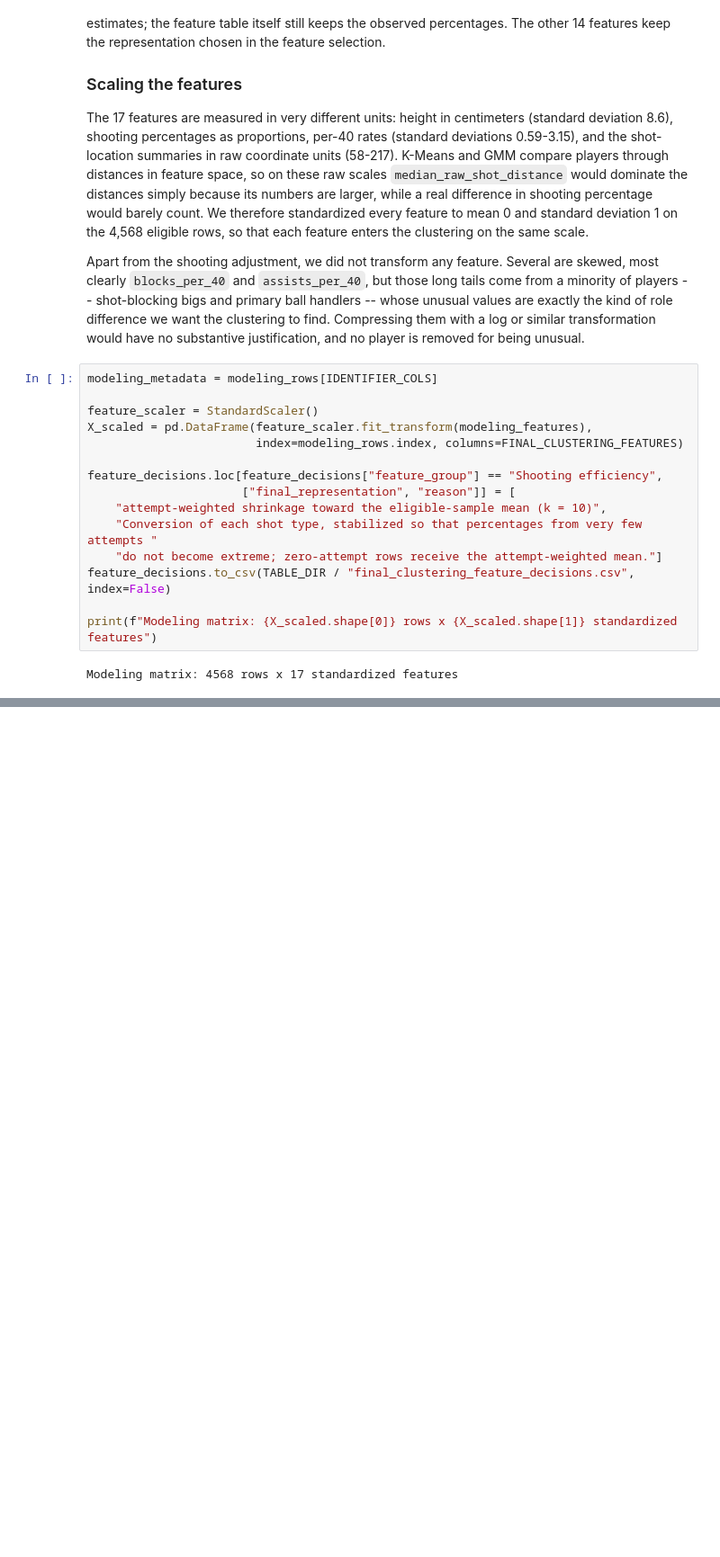
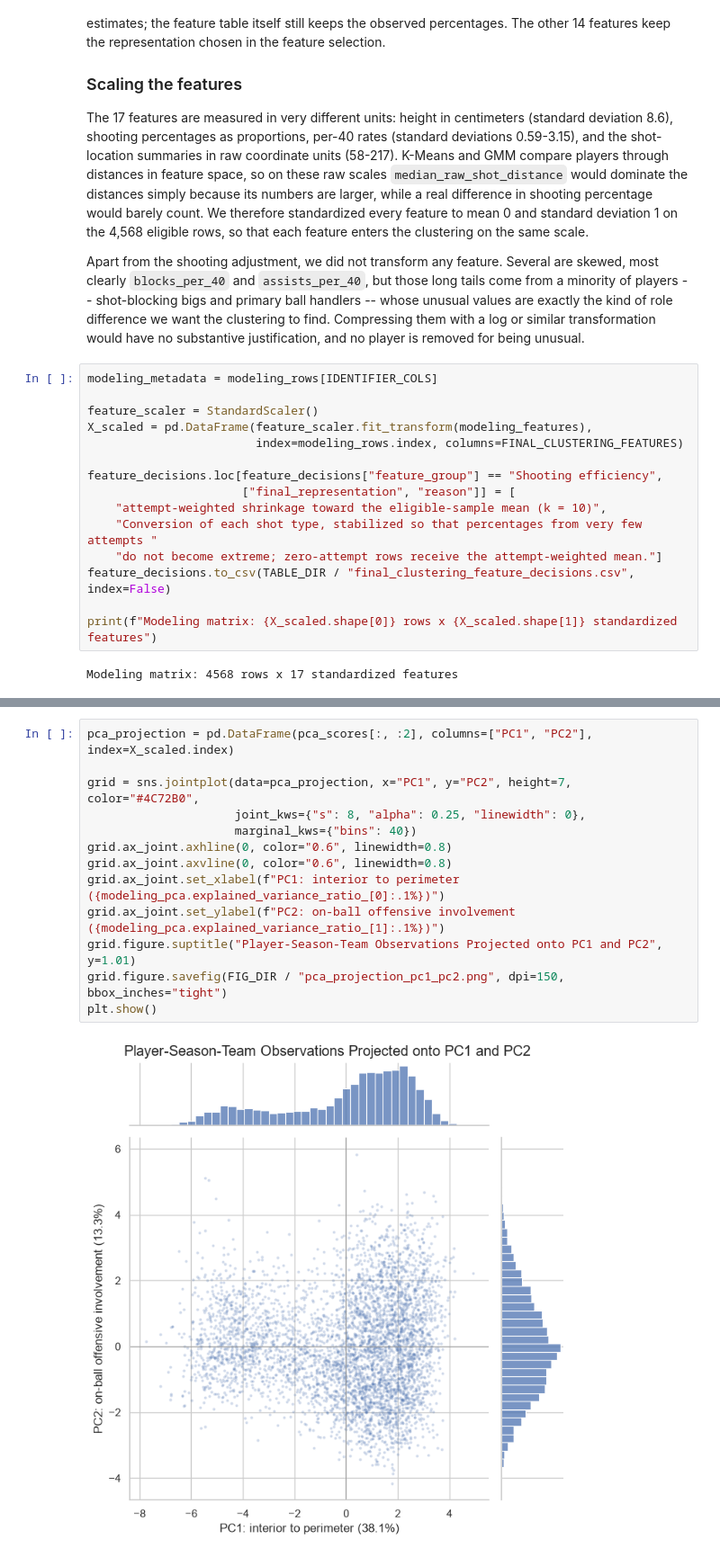
Before and after one commit to DoronWolinsky/Yuval-and-Doron-s-final-project---EuroLeague-player-roles, a Jupyter notebook: notebooks/EuroLeague_Player_Roles_Project.ipynb, the cells around one changed output, grey strips where cells are left out. Shown at 90% size. Saved outputs shown, nothing was run; the diff lists cells and outputs as text; blank space fills up the shorter version.

```diff
--- a/notebooks/EuroLeague_Player_Roles_Project.ipynb
+++ b/notebooks/EuroLeague_Player_Roles_Project.ipynb
@@ -2401,0 +2515,15 @@ Modeling matrix: 4568 rows x 17 standardized features
+# %%
+pca_projection = pd.DataFrame(pca_scores[:, :2], columns=["PC1", "PC2"], index=X_scaled.index)
+
+grid = sns.jointplot(data=pca_projection, x="PC1", y="PC2", height=7, color="#4C72B0",
+                     joint_kws={"s": 8, "alpha": 0.25, "linewidth": 0},
+                     marginal_kws={"bins": 40})
+grid.ax_joint.axhline(0, color="0.6", linewidth=0.8)
+grid.ax_joint.axvline(0, color="0.6", linewidth=0.8)
+grid.ax_joint.set_xlabel(f"PC1: interior to perimeter ({modeling_pca.explained_variance_ratio_[0]:.1%})")
+grid.ax_joint.set_ylabel(f"PC2: on-ball offensive involvement ({modeling_pca.explained_variance_ratio_[1]:.1%})")
+grid.figure.suptitle("Player-Season-Team Observations Projected onto PC1 and PC2", y=1.01)
+grid.figure.savefig(FIG_DIR / "pca_projection_pc1_pc2.png", dpi=150, bbox_inches="tight")
+plt.show()
+# %% [output]
+[figure, added]
```
Also changed, not shown: parts of 6 cells of this notebook, 5 other files.
